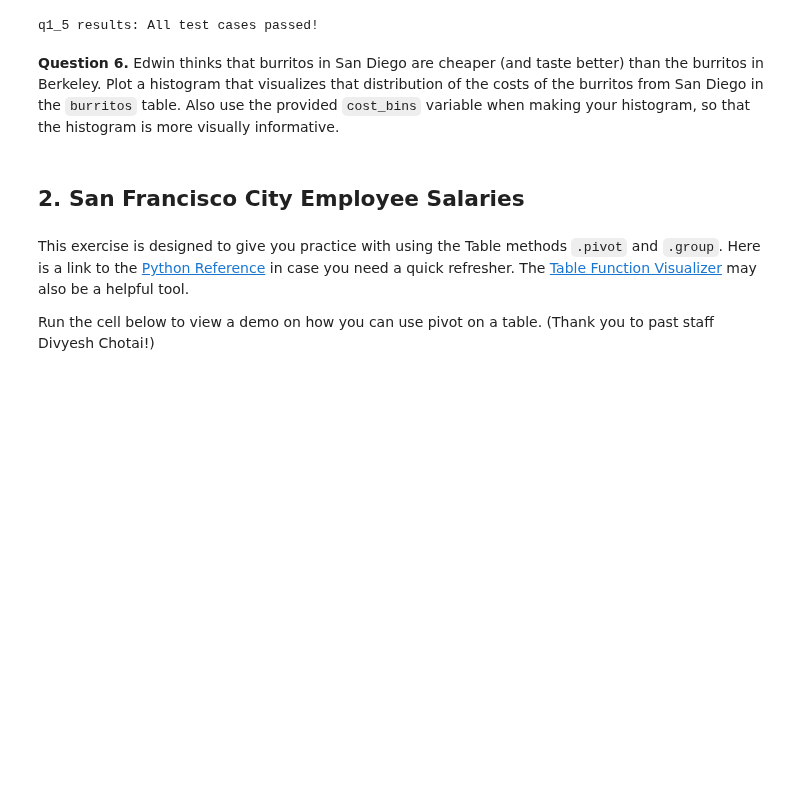
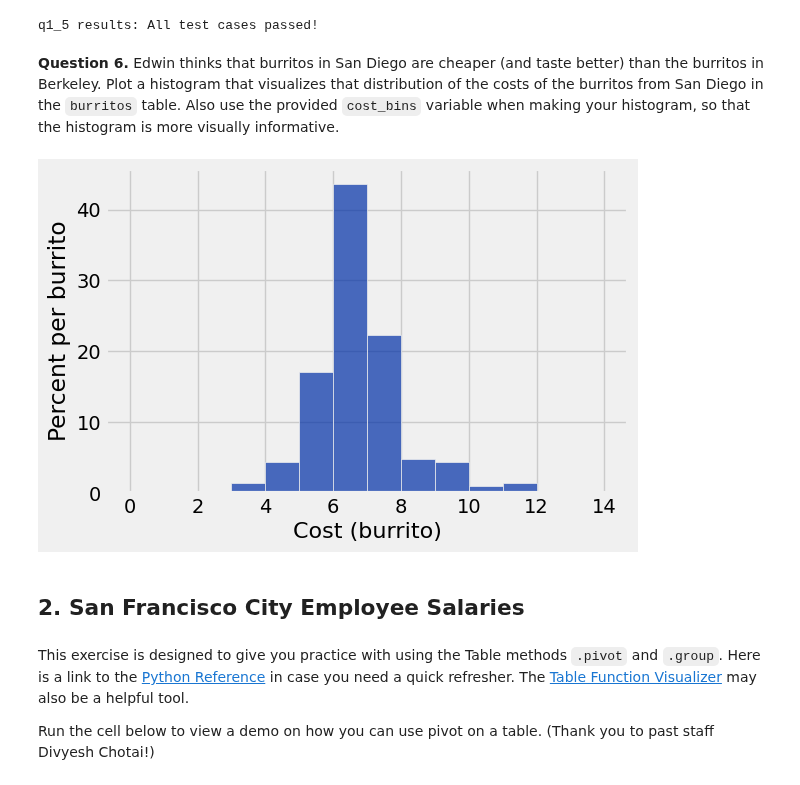
Before and after one commit to zeke5172-wq/Data-Analytics-class, a Jupyter notebook: hw04/hw04.ipynb, the cells around one changed output. Saved outputs shown, nothing was run; the diff lists cells and outputs as text; code cells hidden in the pictures; blank space fills up the shorter version.

```diff
--- a/hw04/hw04.ipynb
+++ b/hw04/hw04.ipynb
@@ -165,7 +165,9 @@ q1_5 results: All test cases passed!
 # %%
 cost_bins = np.arange(0, 15, 1) # Do not change this line
 # Please also use the provided bins
-...
+burritos.hist("Cost",unit="burrito",bins=cost_bins)
+# %% [output]
+[figure, added]
 # %% [markdown]
 ## 2. San Francisco City Employee Salaries
 # %% [markdown]
```
Also changed, not shown: parts of 1 cell of this notebook.
